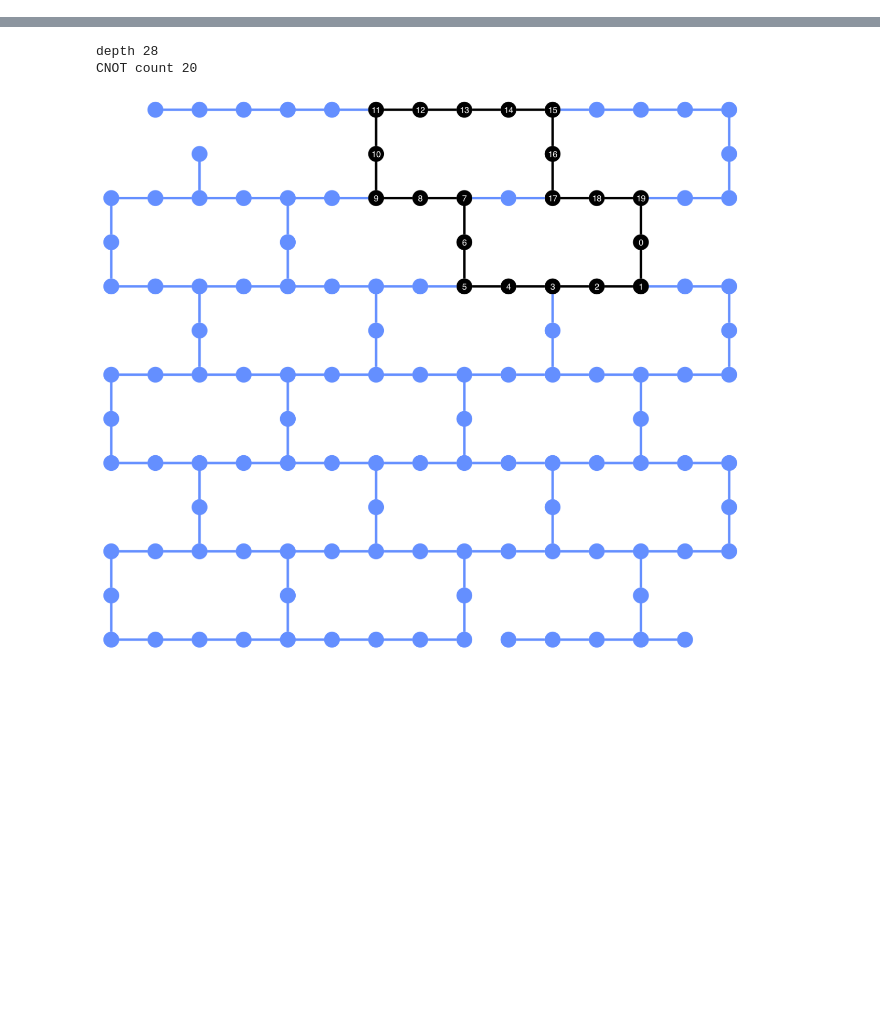
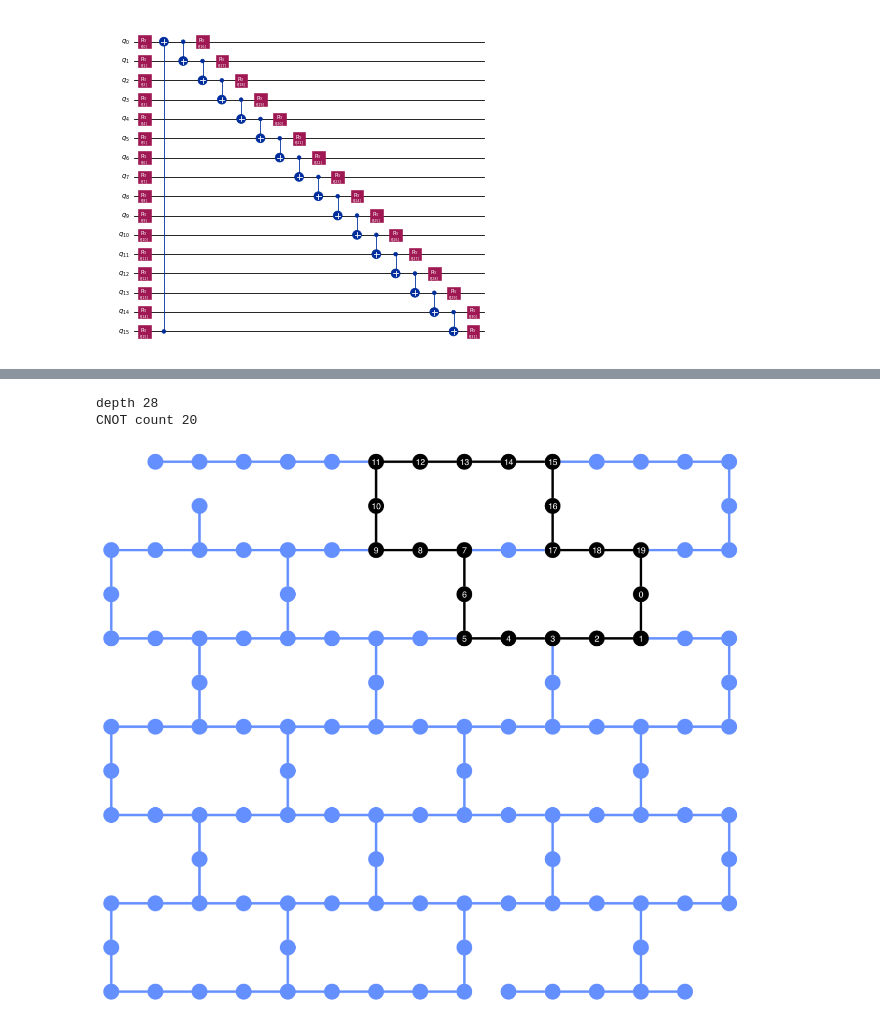
Before and after one commit to rohansrikumar/IBM-qiskit-hackathon-WoQ-2025, a Jupyter notebook: adaptive cyclic layout map.ipynb, the cells around one changed output, grey strips where cells are left out. Saved outputs shown, nothing was run; the diff lists cells and outputs as text; code cells hidden in the pictures; blank space fills up the shorter version.

```diff
--- a/adaptive cyclic layout map.ipynb
+++ b/adaptive cyclic layout map.ipynb
@@ -11,0 +14,11 @@ from qiskit.visualization import plot_circuit_layout, plot_coupling_map
+# %%
+n=16
+backend = fk.FakeWashingtonV2()
+cm = CouplingMap(backend.configuration().coupling_map)
+
+qc= RealAmplitudes(num_qubits=n,reps=1\
+                   ,entanglement='circular',flatten=True)
+
+qc.draw('mpl',scale=0.3)
+# %% [output]
+[figure, added]
```
Also changed, not shown: parts of 6 cells of this notebook.
